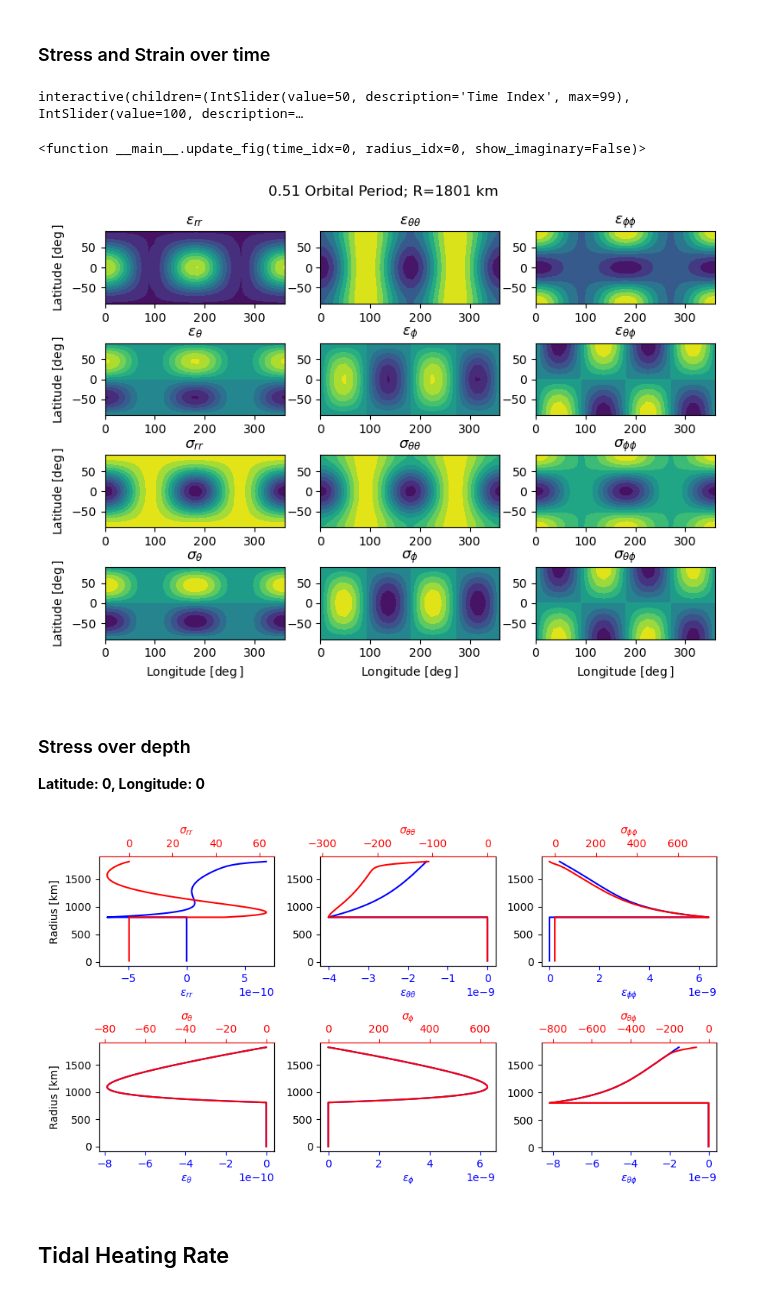
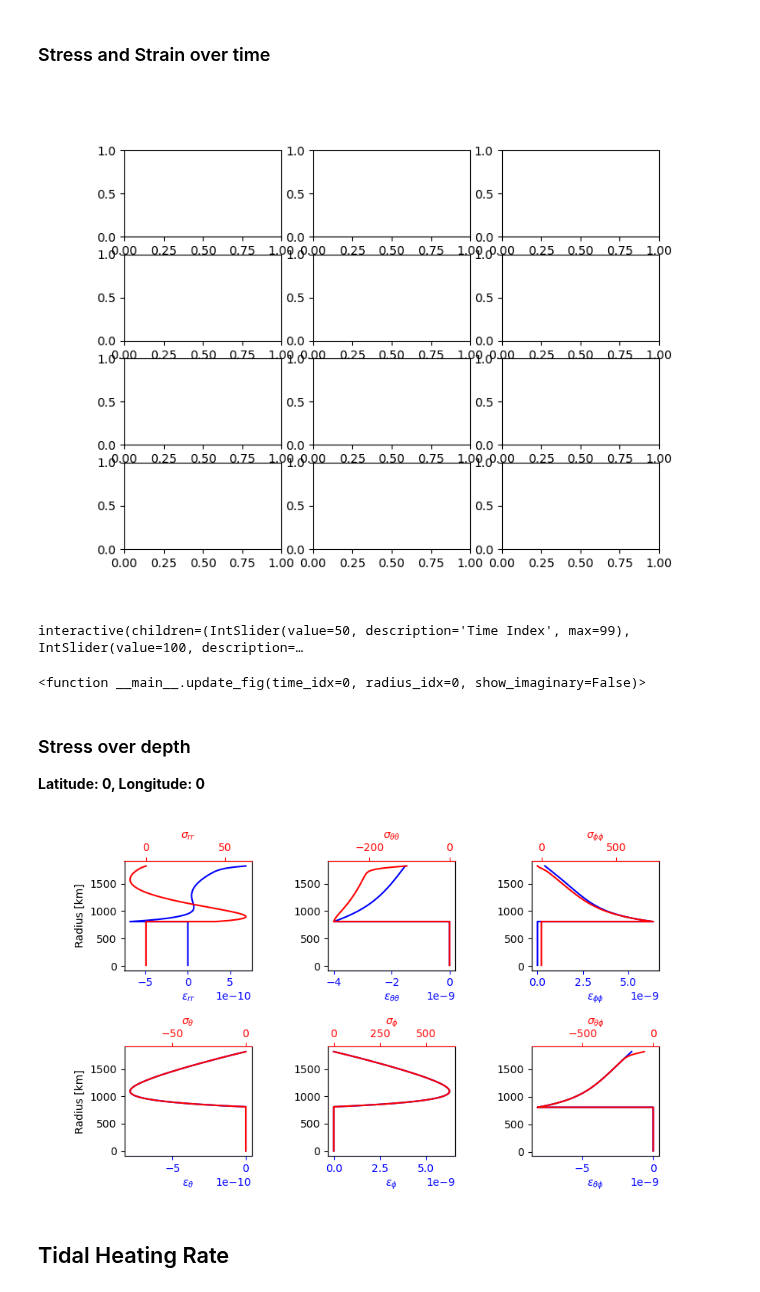
Before and after one commit to jrenaud90/TidalPy, a Jupyter notebook: Demos/6 - Multilayer Heating.ipynb, the cells around one changed output. Saved outputs shown, nothing was run; the diff lists cells and outputs as text; code cells hidden in the pictures.

```diff
--- a/Demos/6 - Multilayer Heating.ipynb
+++ b/Demos/6 - Multilayer Heating.ipynb
@@ -266,6 +266,7 @@ stress_rr, stress_thth, stress_phph, stress_rth, stress_rph, stress_thph = stres
 
 # Plot results
 fig_strain_time, axes_stress_strain_time = plt.subplots(ncols=3, nrows=4, figsize=(8, 6))
+plt.show()
 
 def update_fig(time_idx=0, radius_idx=0, show_imaginary=False):
 
@@ -317,7 +318,7 @@ def update_fig(time_idx=0, radius_idx=0, show_imaginary=False):
             ax_j = 0
             ax_i += 1
 
-    fig_strain_time.tight_layout()
+    fig_strain_time.set_constrained_layout(True)
     plt.subplots_adjust(wspace=.2, hspace=0.55)
 
 interact(update_fig,
@@ -327,9 +328,9 @@ interact(update_fig,
                                       value=len(radial_solution.radius_array)-2, description='Radius Index'),
          show_imaginary=False)
 # %% [output]
+[figure, new version]
 interactive(children=(IntSlider(value=50, description='Time Index', max=99), IntSlider(value=100, description=…
 <function __main__.update_fig(time_idx=0, radius_idx=0, show_imaginary=False)>
-[figure, old version]
 # %% [markdown]
 ### Stress over depth
 **Latitude: 0, Longitude: 0**
@@ -344,7 +345,7 @@ show_abs = False
 
 # Plot results
 fig_strain_depth, axes_strain_depth = plt.subplots(ncols=3, nrows=2, figsize=(9, 5))
-plt.subplots_adjust(wspace=.6, hspace=0.5)
+plt.subplots_adjust(wspace=.6, hspace=0.7)
 
 def scale_func(arry):
     return np.real(arry)
@@ -379,35 +380,35 @@ for tensor_i, tensor_txt in tensor_txts.items():
     strain_ax.tick_params(axis='x', colors='blue')
 
     stress_ax = strain_ax.twiny()
     stress_ax.spines['top'].set_color('red')
     stress_ax.xaxis.label.set_color('red')
     stress_ax.tick_params(axis='x', colors='red')
 
     strain_variable = strains[tensor_i][:, longitude_idx, latitude_idx, time_index]
     stress_variable = stresses[tensor_i][:, longitude_idx, latitude_idx, time_index]
 
     if tensor_i in (3, 4, 5):
         # Off diagonal tensor terms are only half counted in the tensor so need to be doubled.
         strain_variable *= 2
         stress_variable *= 2
 
     strain_ax.set(xlabel=str_pre+r'$\epsilon_{'+f'{tensor_txt}'+'}$'+str_post)
     stress_ax.set(xlabel=str_pre+r'$\sigma_{'+f'{tensor_txt}'+'}$'+str_post)
     if ax_j == 0:
         strain_ax.set(ylabel='Radius [km]')
 
     strain_ax.plot(scale_func(strain_variable), radial_solution.radius_array / 1000., 'b-')
     stress_ax.plot(scale_func(stress_variable), radial_solution.radius_array / 1000., 'r-')
 
     ax_j += 1
     if ax_j == 3:
         ax_j = 0
         ax_i += 1
 
-fig_strain_depth.tight_layout()
+fig_strain_depth.set_constrained_layout(True)
 plt.show()
 # %% [output]
-[figure, old version]
+[figure, new version]
 # %% [markdown]
 ## Tidal Heating Rate
 # %%
```
Also changed, not shown: parts of 4 cells of this notebook, 16 other files.
